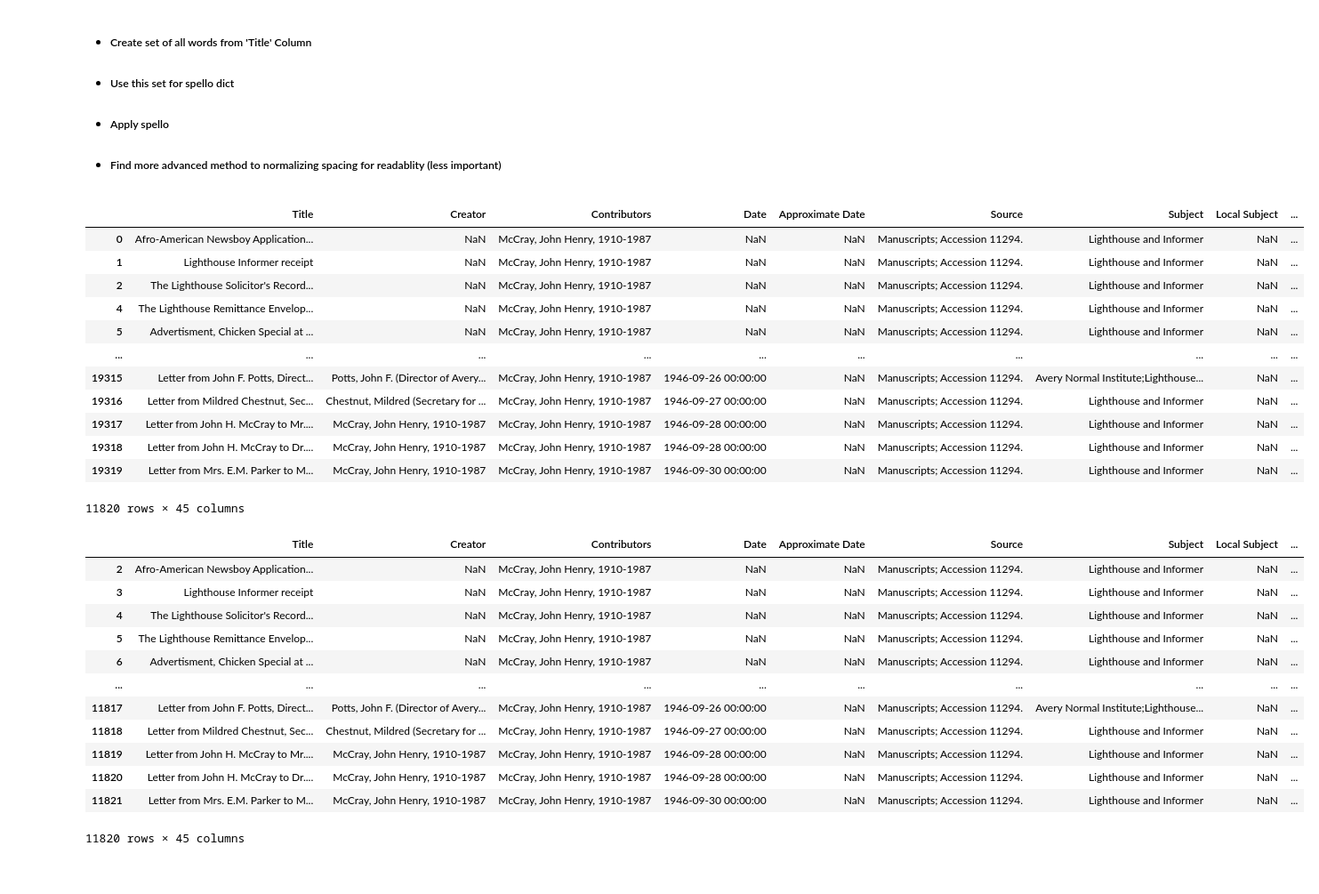
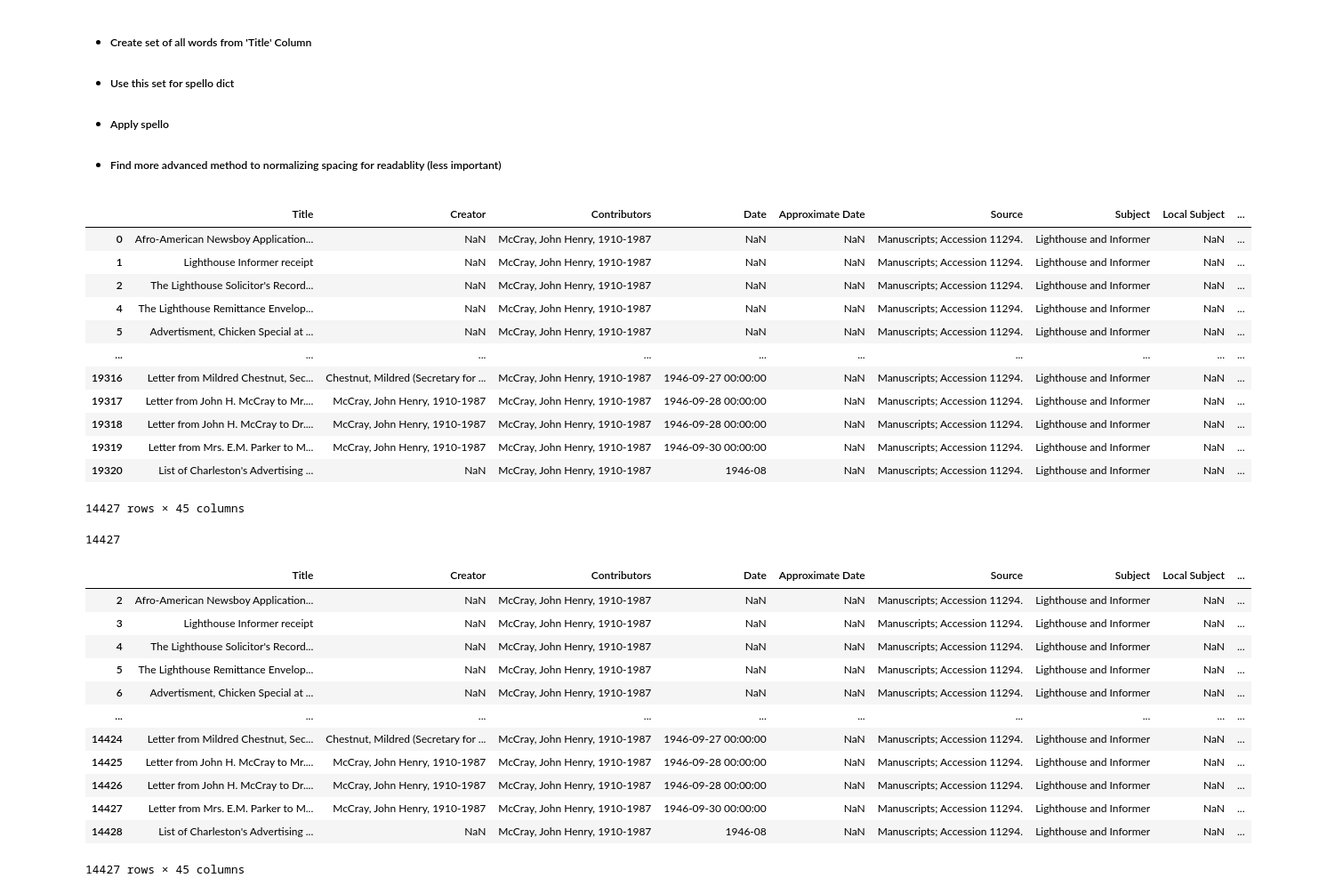
Before and after one commit to UofSCLibraries-DRS/AspireAI_LLM_Project, a Jupyter notebook: data_handling/cleaning.ipynb, the cells around one changed output. Shown: that part at 89% size. Drawn from its saved outputs; the diff is of its cells as text; code cells hidden in the pictures.

```diff
--- a/data_handling/cleaning.ipynb
+++ b/data_handling/cleaning.ipynb
@@ -111,9 +112,13 @@ mccray['Detected Artifacts'] = mccray[transcript_col].apply(get_detected_artifac
 # %%
 print(list(mccray), "\n")
 
+# Remove [].cpd documents (previously captured by empty docs, but this covers clear seperation / reason behind empty transcripts)
+mccray_cpd = mccray[mccray['CONTENTdm file name'].str.split('.').str[1] == 'cpd']
+mccray_jp2 = mccray[mccray['CONTENTdm file name'].str.split('.').str[1] != 'cpd']
+
 # Remove empty documents (where Original Transcript is empty or NaN)
-mccray_pure_empty = mccray[mccray['Original Transcript'].isna() | (mccray['Original Transcript'].str.strip() == '')]
-mccray_no_empty = mccray[mccray['Original Transcript'].notna() & (mccray['Original Transcript'].str.strip() != '')]
+mccray_pure_empty = mccray_jp2[mccray_jp2['Original Transcript'].isna() | (mccray_jp2['Original Transcript'].str.strip() == '')]
+mccray_no_empty = mccray_jp2[mccray_jp2['Original Transcript'].notna() & (mccray_jp2['Original Transcript'].str.strip() != '')]
 
 # Remove repeated documents (same Original Transcript content, different IDs)
 # Keep first occurrence of each unique transcript
@@ -265,11 +278,9 @@ print(f'% English high detect (new main csv count): {len(mccray_high_english)}')
  Check that % pulled add up:  14427
 % English high detect (new main csv count): 11820
 # %%
-# save
-save_csv(mccray_low_english, "../data/mccray/october_sprint/test d_%_lt90.csv")
-save_csv(mccray_no_detection, "../data/mccray/october_sprint/test d_%_none.csv")
-
-mccray = mccray_high_english
+# # save
+# save_csv(mccray_low_english, "../data/mccray/october_sprint/test d_%_lt30.csv")
+# save_csv(mccray_no_detection, "../data/mccray/october_sprint/test d_%_none.csv")
 # %% [markdown]
 ### Final Cleaning of 'Semi-Clean Transcript' Column
 - ##### Create set of all words from 'Title' Column
@@ -403,12 +414,12 @@ display(mccray)
 | 4 | The Lighthouse Remittance Envelop... | NaN | McCray, John Henry, 1910-1987 | NaN | NaN | Manuscripts; Accession 11294. | Lighthouse and Informer | NaN | ... |
 | 5 | Advertisment, Chicken Special at ... | NaN | McCray, John Henry, 1910-1987 | NaN | NaN | Manuscripts; Accession 11294. | Lighthouse and Informer | NaN | ... |
 | ... | ... | ... | ... | ... | ... | ... | ... | ... | ... |
-| 19315 | Letter from John F. Potts, Direct... | Potts, John F. (Director of Avery... | McCray, John Henry, 1910-1987 | 1946-09-26 00:00:00 | NaN | Manuscripts; Accession 11294. | Avery Normal Institute;Lighthouse... | NaN | ... |
 | 19316 | Letter from Mildred Chestnut, Sec... | Chestnut, Mildred (Secretary for ... | McCray, John Henry, 1910-1987 | 1946-09-27 00:00:00 | NaN | Manuscripts; Accession 11294. | Lighthouse and Informer | NaN | ... |
 | 19317 | Letter from John H. McCray to Mr.... | McCray, John Henry, 1910-1987 | McCray, John Henry, 1910-1987 | 1946-09-28 00:00:00 | NaN | Manuscripts; Accession 11294. | Lighthouse and Informer | NaN | ... |
 | 19318 | Letter from John H. McCray to Dr.... | McCray, John Henry, 1910-1987 | McCray, John Henry, 1910-1987 | 1946-09-28 00:00:00 | NaN | Manuscripts; Accession 11294. | Lighthouse and Informer | NaN | ... |
 | 19319 | Letter from Mrs. E.M. Parker to M... | McCray, John Henry, 1910-1987 | McCray, John Henry, 1910-1987 | 1946-09-30 00:00:00 | NaN | Manuscripts; Accession 11294. | Lighthouse and Informer | NaN | ... |
+| 19320 | List of Charleston's Advertising ... | NaN | McCray, John Henry, 1910-1987 | 1946-08 | NaN | Manuscripts; Accession 11294. | Lighthouse and Informer | NaN | ... |
-11820 rows × 45 columns
+14427 rows × 45 columns
 # %%
 # Remove unneeded cols
 # l0 = [cor_col]
@@ -447,40 +458,43 @@ l2 = [
     "Date created",
     "Date modified",
     # "Reference URL",
     # "CONTENTdm number",
     "CONTENTdm file name",
     "CONTENTdm file path"
 ]
 
 # save before removal
 mccray.index = range(2, 2 + len(mccray))
-save_csv(mccray, f'{Paths.mccray_folder}/october_sprint/mccray d_main.csv')
+save_csv(mccray, f'{Paths.mccray_folder}/october_sprint/mccray d_main_all v1.csv')
+
+print(len(mccray))
 
 
 # # l10
 # mccray = mccray.drop(columns=l0, errors='ignore')
 
 # # l1
 # mccray = mccray.drop(columns=l1, errors='ignore')
 
 # # l2
 # mccray = mccray.drop(columns=l2, errors='ignore')
 
 display(mccray)
 # %% [output]
+14427
 |  | Title | Creator | Contributors | Date | Approximate Date | Source | Subject | Local Subject | ... |
 | 2 | Afro-American Newsboy Application... | NaN | McCray, John Henry, 1910-1987 | NaN | NaN | Manuscripts; Accession 11294. | Lighthouse and Informer | NaN | ... |
 | 3 | Lighthouse Informer receipt | NaN | McCray, John Henry, 1910-1987 | NaN | NaN | Manuscripts; Accession 11294. | Lighthouse and Informer | NaN | ... |
 | 4 | The Lighthouse Solicitor's Record... | NaN | McCray, John Henry, 1910-1987 | NaN | NaN | Manuscripts; Accession 11294. | Lighthouse and Informer | NaN | ... |
 | 5 | The Lighthouse Remittance Envelop... | NaN | McCray, John Henry, 1910-1987 | NaN | NaN | Manuscripts; Accession 11294. | Lighthouse and Informer | NaN | ... |
 | 6 | Advertisment, Chicken Special at ... | NaN | McCray, John Henry, 1910-1987 | NaN | NaN | Manuscripts; Accession 11294. | Lighthouse and Informer | NaN | ... |
 | ... | ... | ... | ... | ... | ... | ... | ... | ... | ... |
-| 11817 | Letter from John F. Potts, Direct... | Potts, John F. (Director of Avery... | McCray, John Henry, 1910-1987 | 1946-09-26 00:00:00 | NaN | Manuscripts; Accession 11294. | Avery Normal Institute;Lighthouse... | NaN | ... |
-| 11818 | Letter from Mildred Chestnut, Sec... | Chestnut, Mildred (Secretary for ... | McCray, John Henry, 1910-1987 | 1946-09-27 00:00:00 | NaN | Manuscripts; Accession 11294. | Lighthouse and Informer | NaN | ... |
-| 11819 | Letter from John H. McCray to Mr.... | McCray, John Henry, 1910-1987 | McCray, John Henry, 1910-1987 | 1946-09-28 00:00:00 | NaN | Manuscripts; Accession 11294. | Lighthouse and Informer | NaN | ... |
-| 11820 | Letter from John H. McCray to Dr.... | McCray, John Henry, 1910-1987 | McCray, John Henry, 1910-1987 | 1946-09-28 00:00:00 | NaN | Manuscripts; Accession 11294. | Lighthouse and Informer | NaN | ... |
-| 11821 | Letter from Mrs. E.M. Parker to M... | McCray, John Henry, 1910-1987 | McCray, John Henry, 1910-1987 | 1946-09-30 00:00:00 | NaN | Manuscripts; Accession 11294. | Lighthouse and Informer | NaN | ... |
+| 14424 | Letter from Mildred Chestnut, Sec... | Chestnut, Mildred (Secretary for ... | McCray, John Henry, 1910-1987 | 1946-09-27 00:00:00 | NaN | Manuscripts; Accession 11294. | Lighthouse and Informer | NaN | ... |
+| 14425 | Letter from John H. McCray to Mr.... | McCray, John Henry, 1910-1987 | McCray, John Henry, 1910-1987 | 1946-09-28 00:00:00 | NaN | Manuscripts; Accession 11294. | Lighthouse and Informer | NaN | ... |
+| 14426 | Letter from John H. McCray to Dr.... | McCray, John Henry, 1910-1987 | McCray, John Henry, 1910-1987 | 1946-09-28 00:00:00 | NaN | Manuscripts; Accession 11294. | Lighthouse and Informer | NaN | ... |
+| 14427 | Letter from Mrs. E.M. Parker to M... | McCray, John Henry, 1910-1987 | McCray, John Henry, 1910-1987 | 1946-09-30 00:00:00 | NaN | Manuscripts; Accession 11294. | Lighthouse and Informer | NaN | ... |
+| 14428 | List of Charleston's Advertising ... | NaN | McCray, John Henry, 1910-1987 | 1946-08 | NaN | Manuscripts; Accession 11294. | Lighthouse and Informer | NaN | ... |
-11820 rows × 45 columns
+14427 rows × 45 columns
 # %%
 # # Save of the data (w/ index starting from 2 to align with actual row # when viewing in excel)
 # mccray.index = range(2, 2 + len(mccray))
```
Also changed, not shown: parts of 9 cells of this notebook, 7 other files.
